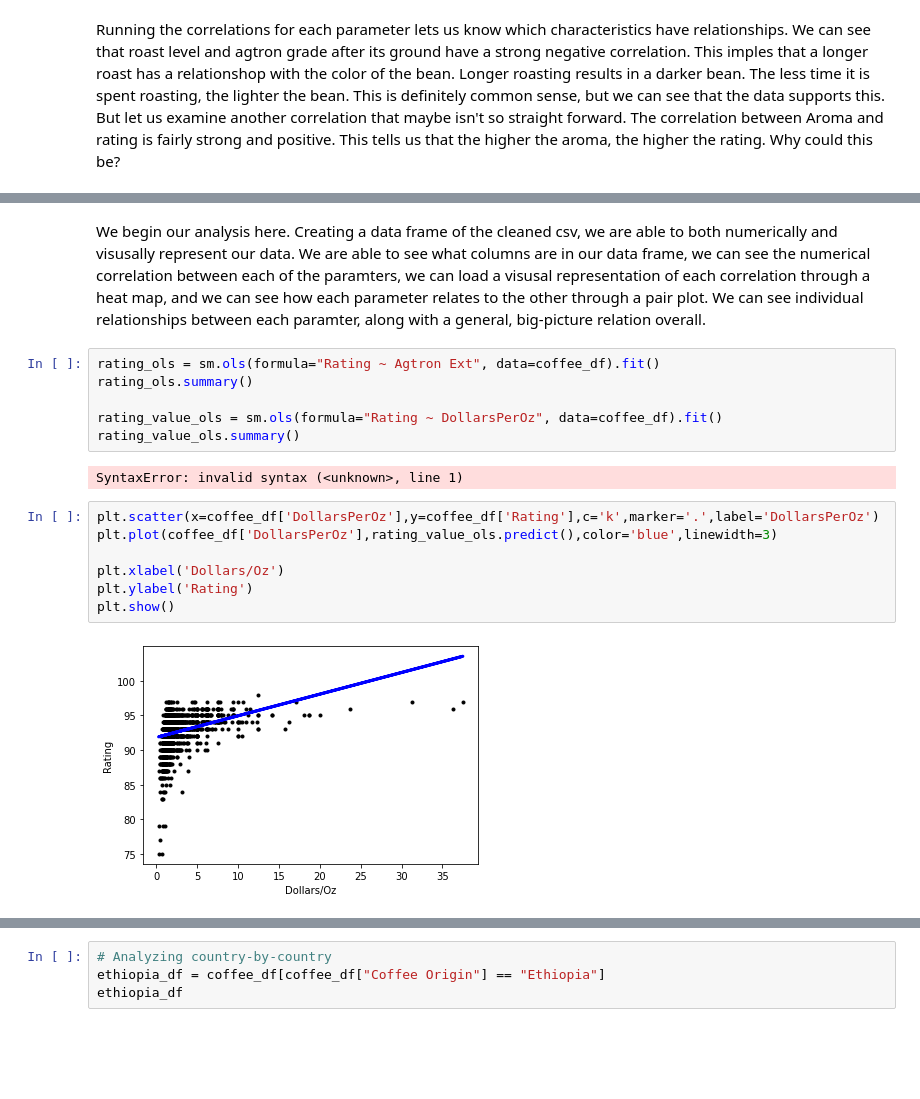
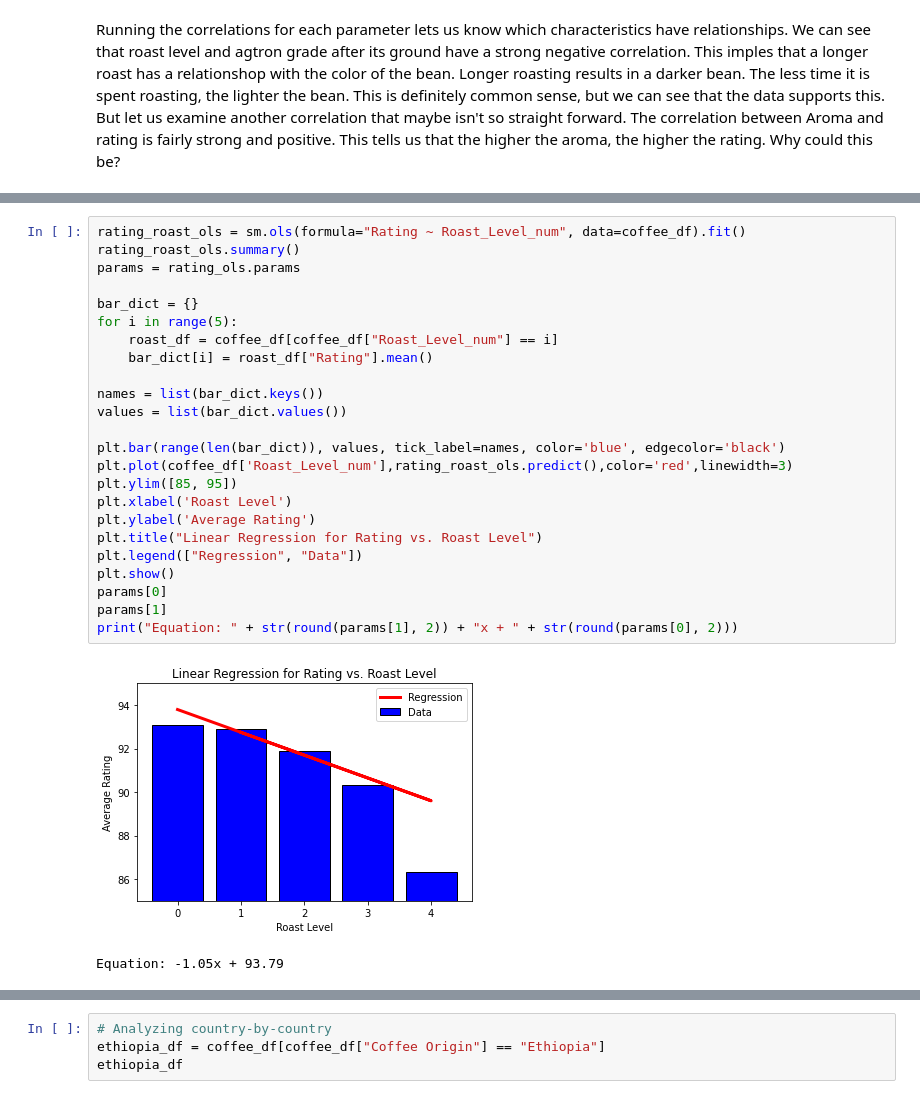
Before and after one commit to jareyc/Coffee-Project, a Jupyter notebook: dejabrew.ipynb, the cells around one changed output, grey strips where cells are left out. Drawn from its saved outputs; the diff is of its cells as text; blank space fills up the shorter version.

```diff
--- a/dejabrew.ipynb
+++ b/dejabrew.ipynb
@@ -371,20 +375,27 @@ sns.pairplot(coffee_df)
-# %% [markdown]
-We begin our analysis here. Creating a data frame of the cleaned csv, we are able to both numerically and visusally represent our data. We are able to see what columns are in our data frame, we can see the numerical correlation between each of the paramters, we can load a visusal representation of each correlation through a heat map, and we can see how each parameter relates to the other through a pair plot.
-We can see individual relationships between each paramter, along with a general, big-picture relation overall.
-# %%
-rating_ols = sm.ols(formula="Rating ~ Agtron Ext", data=coffee_df).fit()
-rating_ols.summary()
-
-rating_value_ols = sm.ols(formula="Rating ~ DollarsPerOz", data=coffee_df).fit()
-rating_value_ols.summary()
-# %% [output]
-SyntaxError: invalid syntax (<unknown>, line 1)
-# %%
-plt.scatter(x=coffee_df['DollarsPerOz'],y=coffee_df['Rating'],c='k',marker='.',label='DollarsPerOz')
-plt.plot(coffee_df['DollarsPerOz'],rating_value_ols.predict(),color='blue',linewidth=3)
-
-plt.xlabel('Dollars/Oz')
-plt.ylabel('Rating')
-plt.show()
-# %% [output]
-[figure, removed]
+# %%
+rating_roast_ols = sm.ols(formula="Rating ~ Roast_Level_num", data=coffee_df).fit()
+rating_roast_ols.summary()
+params = rating_ols.params
+
+bar_dict = {}
+for i in range(5):
+    roast_df = coffee_df[coffee_df["Roast_Level_num"] == i]
+    bar_dict[i] = roast_df["Rating"].mean()
+
+names = list(bar_dict.keys())
+values = list(bar_dict.values())
+
+plt.bar(range(len(bar_dict)), values, tick_label=names, color='blue', edgecolor='black')
+plt.plot(coffee_df['Roast_Level_num'],rating_roast_ols.predict(),color='red',linewidth=3)
+plt.ylim([85, 95])
+plt.xlabel('Roast Level')
+plt.ylabel('Average Rating')
+plt.title("Linear Regression for Rating vs. Roast Level")
+plt.legend(["Regression", "Data"])
+plt.show()
+params[0]
+params[1]
+print("Equation: " + str(round(params[1], 2)) + "x + " + str(round(params[0], 2)))
+# %% [output]
+[figure, added]
+Equation: -1.05x + 93.79
```
Also changed, not shown: parts of 33 cells of this notebook, 1 other file.
